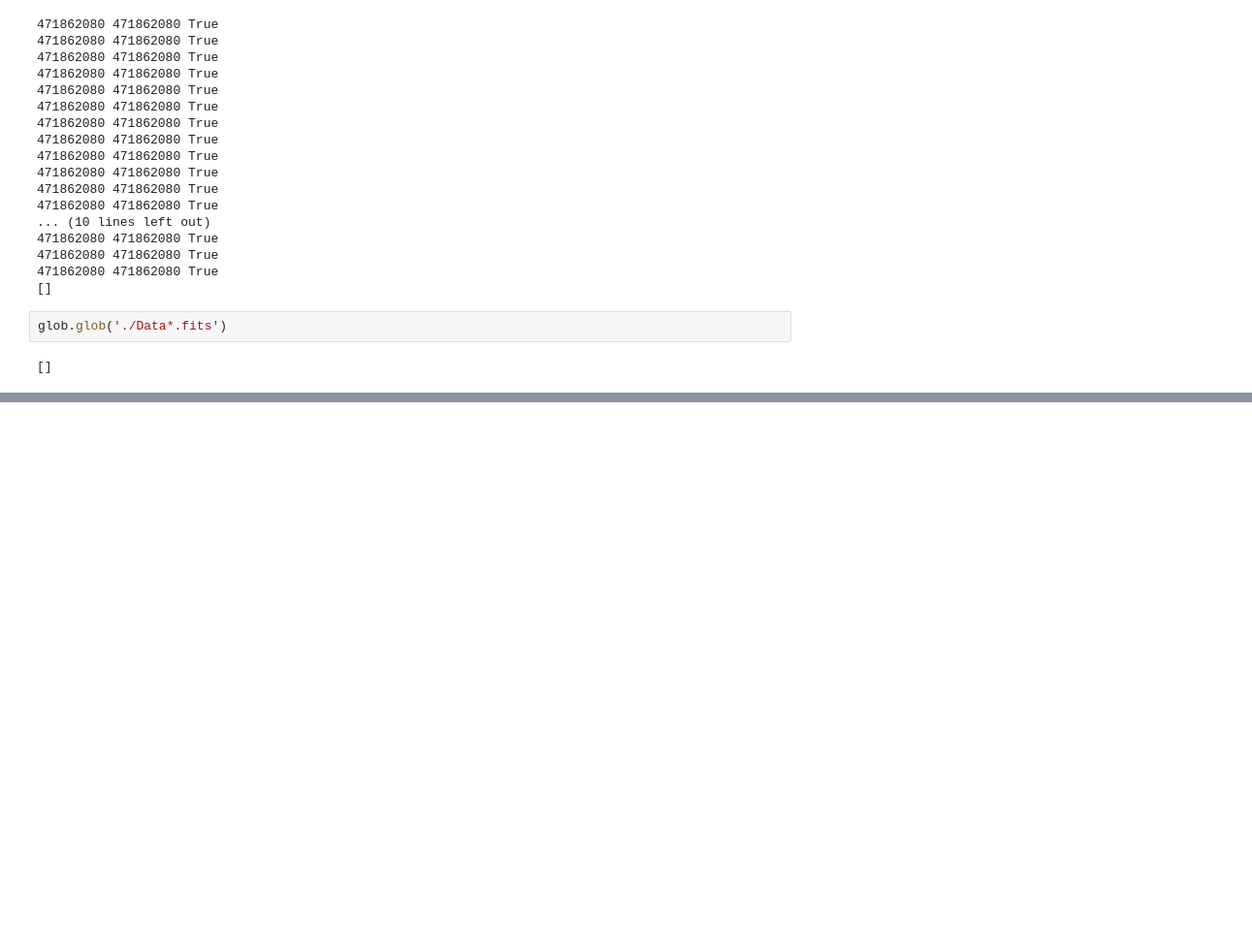
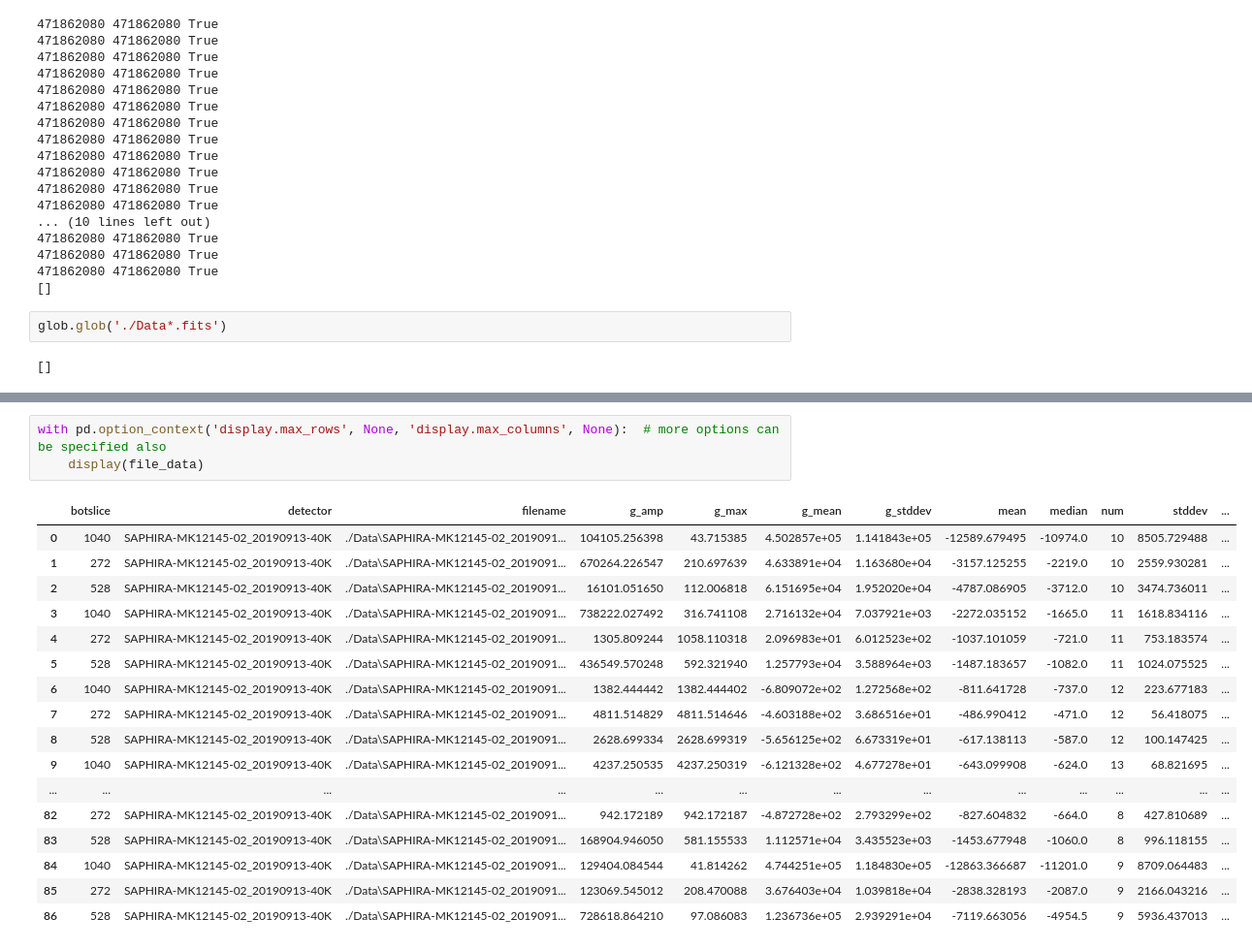
Before and after one commit to psmd-iberutaru/IfA-Smeargle, a Jupyter notebook: Testing.ipynb, the cells around one changed output, grey strips where cells are left out. Shown at 97% size. Drawn from its saved outputs; the diff is of its cells as text; blank space fills up the shorter version.

```diff
--- a/Testing.ipynb
+++ b/Testing.ipynb
@@ -141,0 +149,21 @@ glob.glob('./Data*.fits')
+# %%
+with pd.option_context('display.max_rows', None, 'display.max_columns', None):  # more options can be specified also
+    display(file_data)
+# %% [output]
+|  | botslice | detector | filename | g_amp | g_max | g_mean | g_stddev | mean | median | num | stddev | ... |
+| 0 | 1040 | SAPHIRA-MK12145-02_20190913-40K | ./Data\SAPHIRA-MK12145-02_2019091... | 104105.256398 | 43.715385 | 4.502857e+05 | 1.141843e+05 | -12589.679495 | -10974.0 | 10 | 8505.729488 | ... |
+| 1 | 272 | SAPHIRA-MK12145-02_20190913-40K | ./Data\SAPHIRA-MK12145-02_2019091... | 670264.226547 | 210.697639 | 4.633891e+04 | 1.163680e+04 | -3157.125255 | -2219.0 | 10 | 2559.930281 | ... |
+| 2 | 528 | SAPHIRA-MK12145-02_20190913-40K | ./Data\SAPHIRA-MK12145-02_2019091... | 16101.051650 | 112.006818 | 6.151695e+04 | 1.952020e+04 | -4787.086905 | -3712.0 | 10 | 3474.736011 | ... |
+| 3 | 1040 | SAPHIRA-MK12145-02_20190913-40K | ./Data\SAPHIRA-MK12145-02_2019091... | 738222.027492 | 316.741108 | 2.716132e+04 | 7.037921e+03 | -2272.035152 | -1665.0 | 11 | 1618.834116 | ... |
+| 4 | 272 | SAPHIRA-MK12145-02_20190913-40K | ./Data\SAPHIRA-MK12145-02_2019091... | 1305.809244 | 1058.110318 | 2.096983e+01 | 6.012523e+02 | -1037.101059 | -721.0 | 11 | 753.183574 | ... |
+| 5 | 528 | SAPHIRA-MK12145-02_20190913-40K | ./Data\SAPHIRA-MK12145-02_2019091... | 436549.570248 | 592.321940 | 1.257793e+04 | 3.588964e+03 | -1487.183657 | -1082.0 | 11 | 1024.075525 | ... |
+| 6 | 1040 | SAPHIRA-MK12145-02_20190913-40K | ./Data\SAPHIRA-MK12145-02_2019091... | 1382.444442 | 1382.444402 | -6.809072e+02 | 1.272568e+02 | -811.641728 | -737.0 | 12 | 223.677183 | ... |
+| 7 | 272 | SAPHIRA-MK12145-02_20190913-40K | ./Data\SAPHIRA-MK12145-02_2019091... | 4811.514829 | 4811.514646 | -4.603188e+02 | 3.686516e+01 | -486.990412 | -471.0 | 12 | 56.418075 | ... |
+| 8 | 528 | SAPHIRA-MK12145-02_20190913-40K | ./Data\SAPHIRA-MK12145-02_2019091... | 2628.699334 | 2628.699319 | -5.656125e+02 | 6.673319e+01 | -617.138113 | -587.0 | 12 | 100.147425 | ... |
+| 9 | 1040 | SAPHIRA-MK12145-02_20190913-40K | ./Data\SAPHIRA-MK12145-02_2019091... | 4237.250535 | 4237.250319 | -6.121328e+02 | 4.677278e+01 | -643.099908 | -624.0 | 13 | 68.821695 | ... |
+| ... | ... | ... | ... | ... | ... | ... | ... | ... | ... | ... | ... | ... |
+| 82 | 272 | SAPHIRA-MK12145-02_20190913-40K | ./Data\SAPHIRA-MK12145-02_2019091... | 942.172189 | 942.172187 | -4.872728e+02 | 2.793299e+02 | -827.604832 | -664.0 | 8 | 427.810689 | ... |
+| 83 | 528 | SAPHIRA-MK12145-02_20190913-40K | ./Data\SAPHIRA-MK12145-02_2019091... | 168904.946050 | 581.155533 | 1.112571e+04 | 3.435523e+03 | -1453.677948 | -1060.0 | 8 | 996.118155 | ... |
+| 84 | 1040 | SAPHIRA-MK12145-02_20190913-40K | ./Data\SAPHIRA-MK12145-02_2019091... | 129404.084544 | 41.814262 | 4.744251e+05 | 1.184830e+05 | -12863.366687 | -11201.0 | 9 | 8709.064483 | ... |
+| 85 | 272 | SAPHIRA-MK12145-02_20190913-40K | ./Data\SAPHIRA-MK12145-02_2019091... | 123069.545012 | 208.470088 | 3.676403e+04 | 1.039818e+04 | -2838.328193 | -2087.0 | 9 | 2166.043216 | ... |
+| 86 | 528 | SAPHIRA-MK12145-02_20190913-40K | ./Data\SAPHIRA-MK12145-02_2019091... | 728618.864210 | 97.086083 | 1.236736e+05 | 2.939291e+04 | -7119.663056 | -4954.5 | 9 | 5936.437013 | ... |
```
Also changed, not shown: parts of 12 cells of this notebook, 11 other files.
